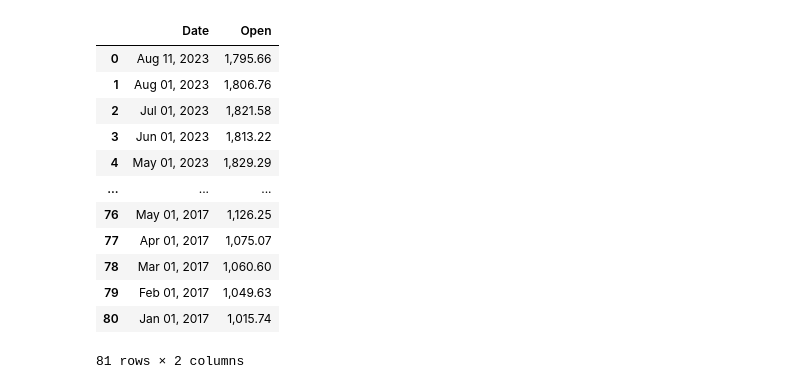
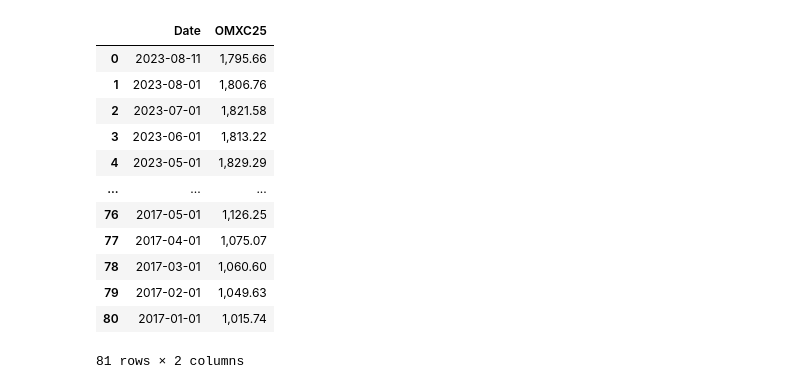
Before and after one commit to Damsgaard98/ISDS2023, a Jupyter notebook: Data/OMXC25-data.ipynb, the cells around one changed output. Saved outputs shown, nothing was run; the diff lists cells and outputs as text; code cells hidden in the pictures.

```diff
--- a/Data/OMXC25-data.ipynb
+++ b/Data/OMXC25-data.ipynb
@@ -31,18 +32,23 @@ def parse_html_table(table_node):
     return df
 # %%
 x = parse_html_table(table_node)
-x[['Date','Open']]
+x = x[['Date','Open']]
+x['Date'] = pd.to_datetime(x['Date'])
+x = x.rename(columns={'Open': 'OMXC25'})
+
+x.to_csv(Path.cwd() / "OMXC25Data")
+x
 # %% [output]
-|  | Date | Open |
-| 0 | Aug 11, 2023 | 1,795.66 |
-| 1 | Aug 01, 2023 | 1,806.76 |
-| 2 | Jul 01, 2023 | 1,821.58 |
-| 3 | Jun 01, 2023 | 1,813.22 |
-| 4 | May 01, 2023 | 1,829.29 |
+|  | Date | OMXC25 |
+| 0 | 2023-08-11 | 1,795.66 |
+| 1 | 2023-08-01 | 1,806.76 |
+| 2 | 2023-07-01 | 1,821.58 |
+| 3 | 2023-06-01 | 1,813.22 |
+| 4 | 2023-05-01 | 1,829.29 |
 | ... | ... | ... |
-| 76 | May 01, 2017 | 1,126.25 |
-| 77 | Apr 01, 2017 | 1,075.07 |
-| 78 | Mar 01, 2017 | 1,060.60 |
-| 79 | Feb 01, 2017 | 1,049.63 |
-| 80 | Jan 01, 2017 | 1,015.74 |
+| 76 | 2017-05-01 | 1,126.25 |
+| 77 | 2017-04-01 | 1,075.07 |
+| 78 | 2017-03-01 | 1,060.60 |
+| 79 | 2017-02-01 | 1,049.63 |
+| 80 | 2017-01-01 | 1,015.74 |
 81 rows × 2 columns
```
Also changed, not shown: parts of 1 cell of this notebook, 7 other files.
